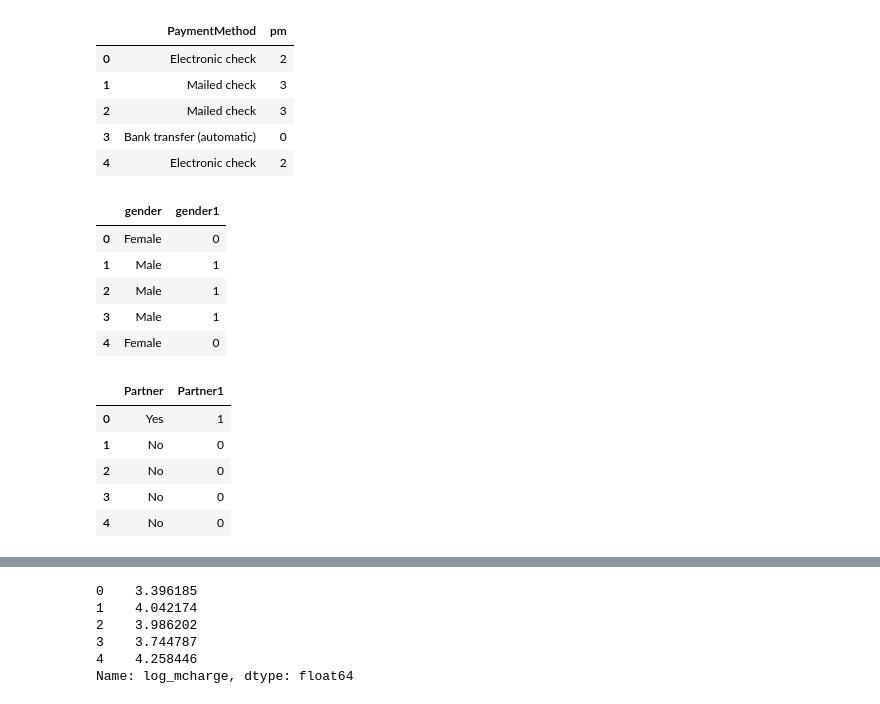
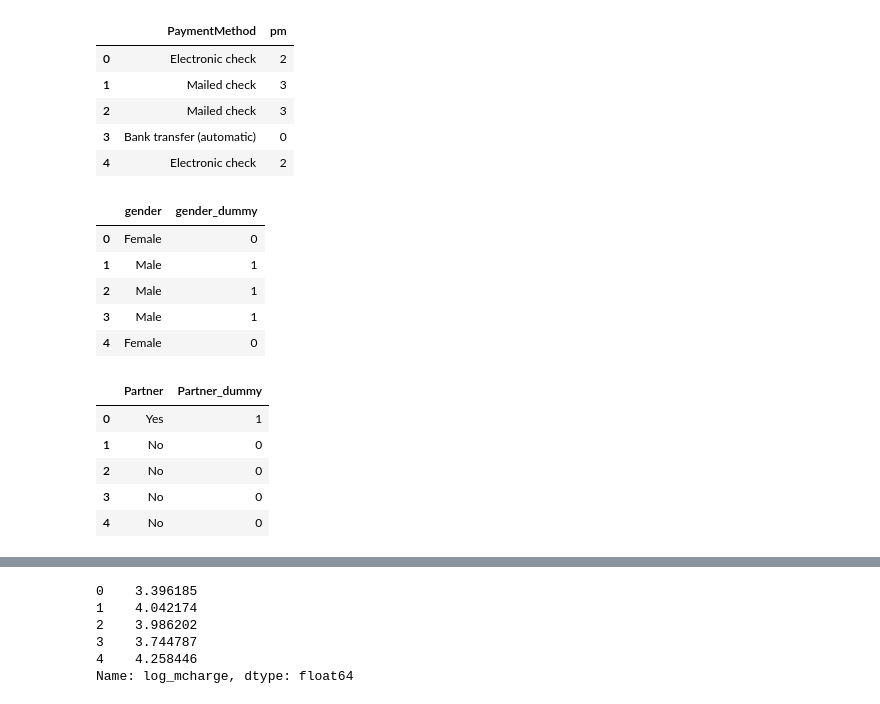
Before and after one commit to nedianurani/Churn_Assignment, a Jupyter notebook: SL_Churn_Assignment.ipynb, the cells around one changed output, grey strips where cells are left out. Saved outputs shown, nothing was run; the diff lists cells and outputs as text; code cells hidden in the pictures.

```diff
--- a/SL_Churn_Assignment.ipynb
+++ b/SL_Churn_Assignment.ipynb
@@ -262,4 +288,0 @@ data_merge[["OnlineBackup", "ob"]].head(5)
-# %%
-lb_dp = LabelEncoder()
-data_merge["dp"] = lb_dp.fit_transform(data_merge["DeviceProtection"])
-data_merge[["DeviceProtection", "dp"]].head(5)
@@ -273,4 +288,0 @@ data_merge[["DeviceProtection", "dp"]].head(5)
-# %%
-lb_ts = LabelEncoder()
-data_merge["ts"] = lb_ts.fit_transform(data_merge["TechSupport"])
-data_merge[["TechSupport", "ts"]].head(5)
@@ -284,5 +288,0 @@ data_merge[["TechSupport", "ts"]].head(5)
-# %%
-lb_tv = LabelEncoder()
-data_merge["tv"] = lb_tv.fit_transform(data_merge["StreamingTV"])
-data_merge[["StreamingTV", "tv"]].head(5)
-data_merge["tv"].value_counts()
@@ -294,5 +288,0 @@ Name: tv, dtype: int64
-# %%
-lb_m = LabelEncoder()
-data_merge["movie"] = lb_m.fit_transform(data_merge["StreamingMovies"])
-data_merge[["StreamingMovies", "movie"]].head(5)
-data_merge["movie"].value_counts()
@@ -325,10 +317,10 @@ data_merge[["PaymentMethod", "pm"]].head(5)
 | 4 | Electronic check | 2 |
 # %%
 lb_gender = LabelEncoder()
-data_merge["gender1"] = lb_gender.fit_transform(data_merge["gender"])
-data_merge[["gender", "gender1"]].head(5)
+data_merge["gender_dummy"] = lb_gender.fit_transform(data_merge["gender"])
+data_merge[["gender", "gender_dummy"]].head(5)
 # %% [output]
-|  | gender | gender1 |
+|  | gender | gender_dummy |
 | 0 | Female | 0 |
 | 1 | Male | 1 |
 | 2 | Male | 1 |
@@ -336,10 +328,10 @@ data_merge[["gender", "gender1"]].head(5)
 | 4 | Female | 0 |
 # %%
 lb_Partner = LabelEncoder()
-data_merge["Partner1"] = lb_Partner.fit_transform(data_merge["Partner"])
-data_merge[["Partner", "Partner1"]].head(5)
+data_merge["Partner_dummy"] = lb_Partner.fit_transform(data_merge["Partner"])
+data_merge[["Partner", "Partner_dummy"]].head(5)
 # %% [output]
-|  | Partner | Partner1 |
+|  | Partner | Partner_dummy |
 | 0 | Yes | 1 |
 | 1 | No | 0 |
 | 2 | No | 0 |
```
Also changed, not shown: parts of 73 cells of this notebook.
